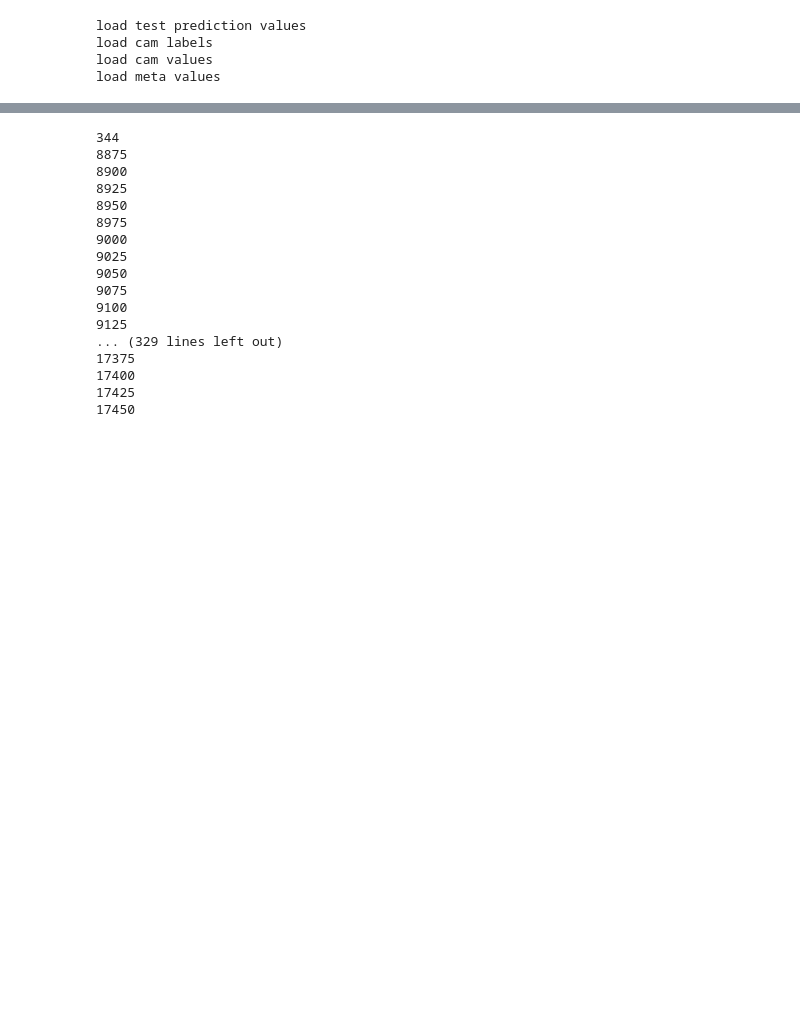
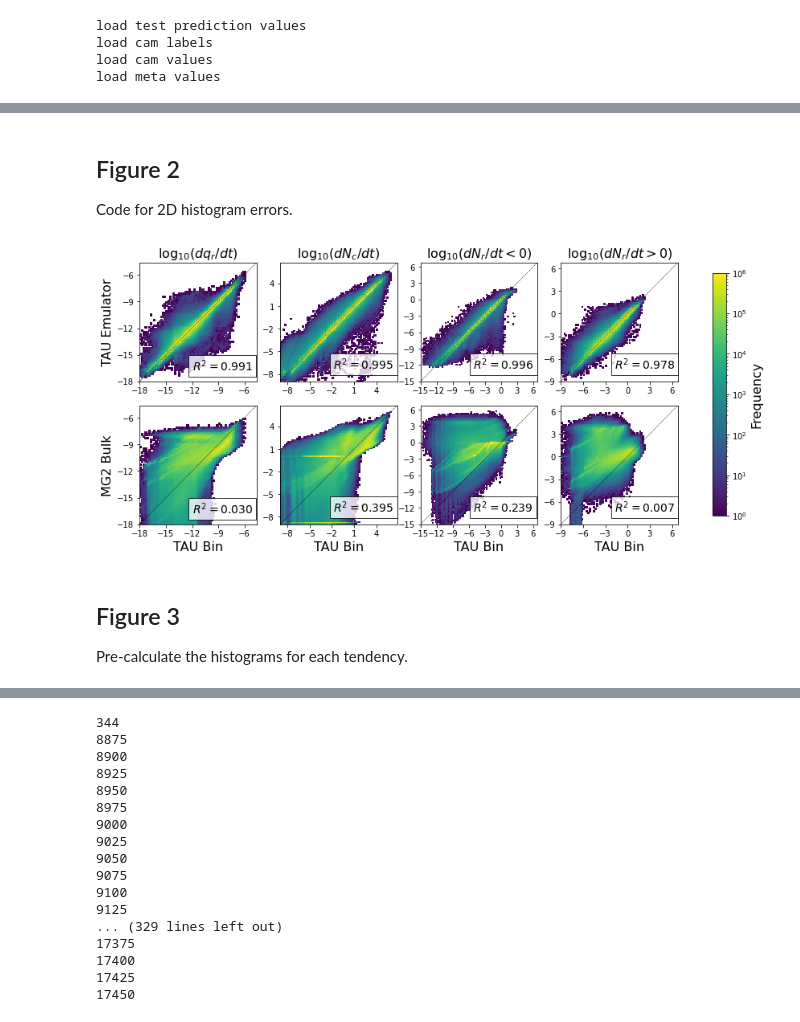
Before and after one commit to NCAR/mlmicrophysics, a Jupyter notebook: notebooks/nn_train_evaluation_20190512.ipynb, the cells around one changed output, grey strips where cells are left out. Drawn from its saved outputs; the diff is of its cells as text; code cells hidden in the pictures; blank space fills up the shorter version.

Commit message:
Added cam_tau_code and updated figure generation

```diff
--- a/notebooks/nn_train_evaluation_20190512.ipynb
+++ b/notebooks/nn_train_evaluation_20190512.ipynb
@@ -42,6 +21,6 @@ cam_run5_models_20190726.tar.gz  TAU_run5_full/
 # %%
-#data_path = "/glade/p/cisl/aiml/dgagne/cam_run5_models_20190726/"
-data_path = "/glade/scratch/dgagne/cam_run5_models_20190726/"
+data_path = "/glade/p/cisl/aiml/dgagne/cam_run5_models_20190726/"
+#data_path = "/glade/scratch/dgagne/cam_run5_models_20190726/"
 
 print("load test prediction labels")
 test_pred_labels = pd.read_csv(join(data_path, "test_prediction_labels.csv"), index_col="index")
@@ -66,0 +70,68 @@ Create grids of false positives and false negatives
+# %% [markdown]
+## Figure 2
+Code for 2D histogram errors.
+# %%
+fig, axes = plt.subplots(2, 4, figsize=(12, 6))
+hist2d_ylabels = ["TAU Emulator", "MG2 Bulk"]
+x_labels = ["$\log_{10}(dq_r/dt)$", "$\log_{10}(dN_c/dt)$",
+            "$\log_{10}(dN_r/dt < 0)$", "$\log_{10}(dN_r/dt > 0)$"]
+vmax = 1e6
+bins = dict(qr=np.arange(-18, -4.5, 0.2),
+            nc=np.arange(-9, 7, 0.2),
+            nr_neg=np.arange(-15, 7, 0.2),
+            nr_pos=np.arange(-9, 7, 0.2))
+ticks = dict(qr=np.arange(-18, -4, 3),
+             nc=np.arange(-8, 7, 3),
+             nr_neg=np.arange(-15, 7, 3),
+             nr_pos=np.arange(-9, 7, 3))
+h_out = axes[0, 0].hist2d(test_cam_values.loc[test_cam_labels["qrtend_TAU"] == 1, "qrtend_TAU"],
+                  test_pred_values.loc[test_cam_labels["qrtend_TAU"] == 1, "qrtend_TAU_1"],
+                  bins=bins["qr"], cmin=1, norm=LogNorm(), vmax=vmax, rasterized=True)
+cax = fig.add_axes([0.95, 0.15, 0.02, 0.7])
+cb = fig.colorbar(h_out[-1], cax=cax)
+cb.set_label(label="Frequency", size=16)
+_ =axes[0, 1].hist2d(test_cam_values.loc[test_cam_labels["nctend_TAU"] == 1, "nctend_TAU"],
+                  test_pred_values.loc[test_cam_labels["nctend_TAU"] == 1, "nctend_TAU_1"],
+                  bins=bins["nc"], cmin=1, norm=LogNorm(), vmax=vmax, rasterized=True)
+_=axes[0, 2].hist2d(test_cam_values.loc[test_cam_labels["nrtend_TAU"] == -1, "nrtend_TAU"],
+                  test_pred_values.loc[test_cam_labels["nrtend_TAU"] == -1, "nrtend_TAU_-1"],
+                  bins=bins["nr_neg"], cmin=1, norm=LogNorm(), vmax=vmax, rasterized=True)
+_=axes[0, 3].hist2d(test_cam_values.loc[test_cam_labels["nrtend_TAU"] == 1, "nrtend_TAU"],
+                  test_pred_values.loc[test_cam_labels["nrtend_TAU"] == 1, "nrtend_TAU_1"],
+                  bins=bins["nr_pos"], cmin=1, norm=LogNorm(), vmax=vmax, rasterized=True)
+_ = axes[1, 0].hist2d(test_cam_values.loc[test_cam_labels["qrtend_TAU"] == 1, "qrtend_TAU"],
+                    mg2_test.loc[test_cam_labels["qrtend_TAU"] == 1, "qrtend_MG2"],
+                  bins=bins["qr"], cmin=1, norm=LogNorm(), vmax=vmax, rasterized=True)
+_ =axes[1, 1].hist2d(test_cam_values.loc[test_cam_labels["nctend_TAU"] == 1, "nctend_TAU"],
+                     mg2_test.loc[test_cam_labels["nctend_TAU"] == 1, "nctend_MG2"],
+                  bins=bins["nc"], cmin=1, norm=LogNorm(), vmax=vmax, rasterized=True)
+_=axes[1, 2].hist2d(test_cam_values.loc[test_cam_labels["nrtend_TAU"] == -1, "nrtend_TAU"],
+                    mg2_test.loc[test_cam_labels["nrtend_TAU"] == -1, "nrtend_MG2"],
+                  bins=bins["nr_neg"], cmin=1, norm=LogNorm(), vmax=vmax, rasterized=True)
+_=axes[1, 3].hist2d(test_cam_values.loc[test_cam_labels["nrtend_TAU"] == 1, "nrtend_TAU"],
+                    mg2_test.loc[test_cam_labels["nrtend_TAU"] == 1, "nrtend_MG2"],
+                  bins=bins["nr_pos"], cmin=1, norm=LogNorm(), vmax=vmax, rasterized=True)
+for a, out in enumerate(["qr", "nc", "nr_neg", "nr_pos"]):
+    axes[0, a].plot(bins[out], bins[out], 'k--', lw=0.5)
+    axes[1, a].plot(bins[out], bins[out], 'k--', lw=0.5)
+
+for i in range(2):
+    for j, out in enumerate(["qr", "nc", "nr_neg", "nr_pos"]):
+        axes[i, j].set_xticks(ticks[out])
+        axes[i, j].set_yticks(ticks[out])
+
+    axes[i, 0].set_ylabel(hist2d_ylabels[i], fontsize=16)
+for j, out in enumerate(["qr", "nc", "nr_neg", "nr_pos"]):
+    axes[1, j].set_xlabel("TAU Bin", fontsize=16)
+    axes[0, j].set_title(x_labels[j], fontsize=16)
+    axes[0, j].text(bins[out][int(bins[out].size * 0.45)],
+                    bins[out][int(bins[out].size * 0.1)], f"$R^2=${reg_scores.iloc[j, 2]:0.3f}", fontsize=14, bbox=dict(facecolor='white', alpha=0.8))
+    axes[1, j].text(bins[out][int(bins[out].size * 0.45)],
+                    bins[out][int(bins[out].size * 0.1)], f"$R^2=${mg2_scores.iloc[j, 2]:0.3f}", fontsize=14, bbox=dict(facecolor='white', alpha=0.8))
+
+plt.savefig(join(data_path, "tendency_hist2d.pdf"), bbox_inches="tight")
+# %% [output]
+[figure, added]
+# %% [markdown]
+## Figure 3
+Pre-calculate the histograms for each tendency.
```
Also changed, not shown: parts of 43 cells of this notebook, 8 other files.
